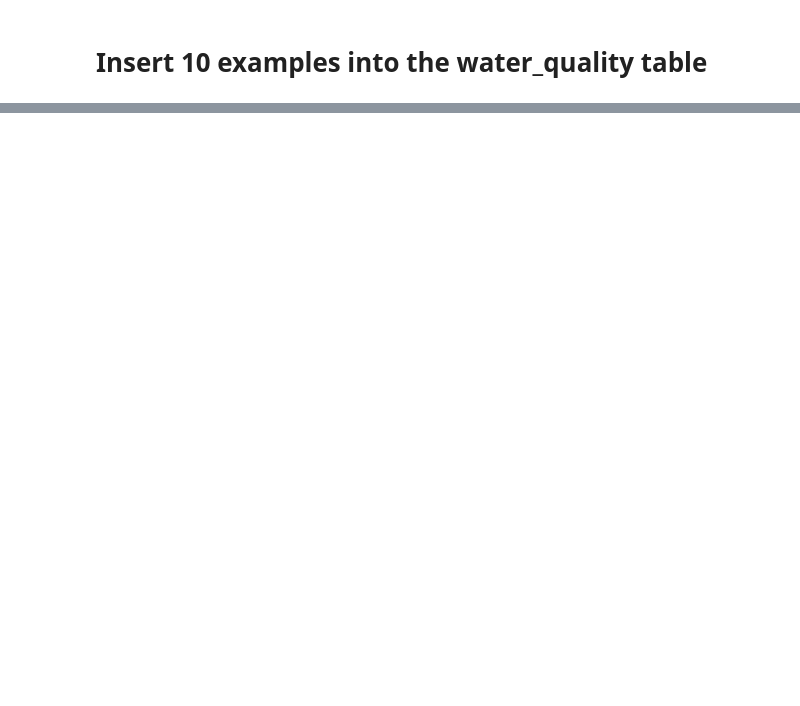
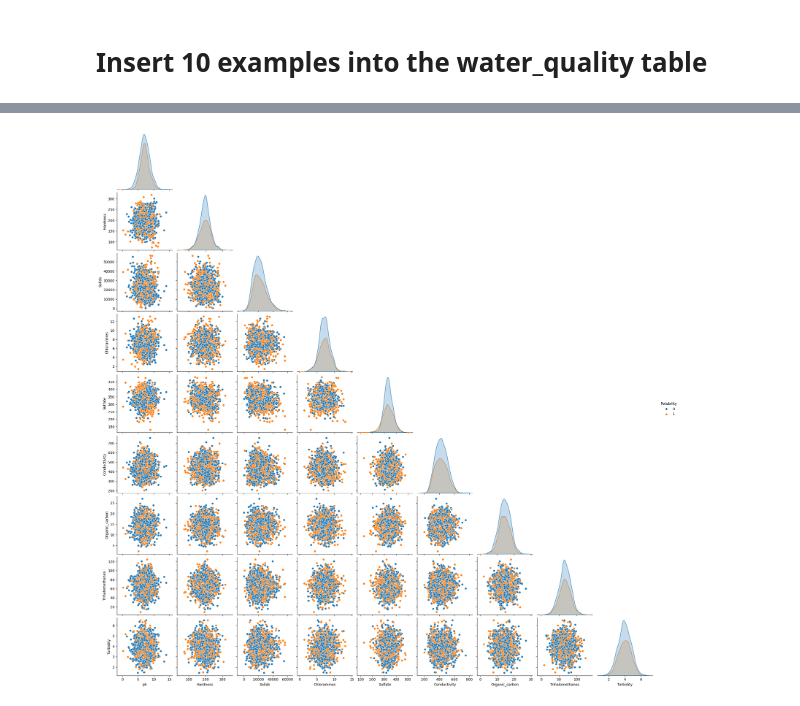
Before and after one commit to Kakaymi10/machine_learning_pipeline, a Jupyter notebook: databases/feed.ipynb, the cells around one changed output, grey strips where cells are left out. Cells and saved outputs as stored; diff of their text form; code cells hidden in the pictures; blank space fills up the shorter version.

```diff
--- a/databases/feed.ipynb
+++ b/databases/feed.ipynb
@@ -25,0 +98,5 @@ examples.to_csv('datapoints.csv', index=False)
+# %%
+sns.pairplot(df, hue = "Potability", corner = True)
+plt.show()
+# %% [output]
+[figure, added]
```
Also changed, not shown: parts of 8 cells of this notebook, 5 other files.
